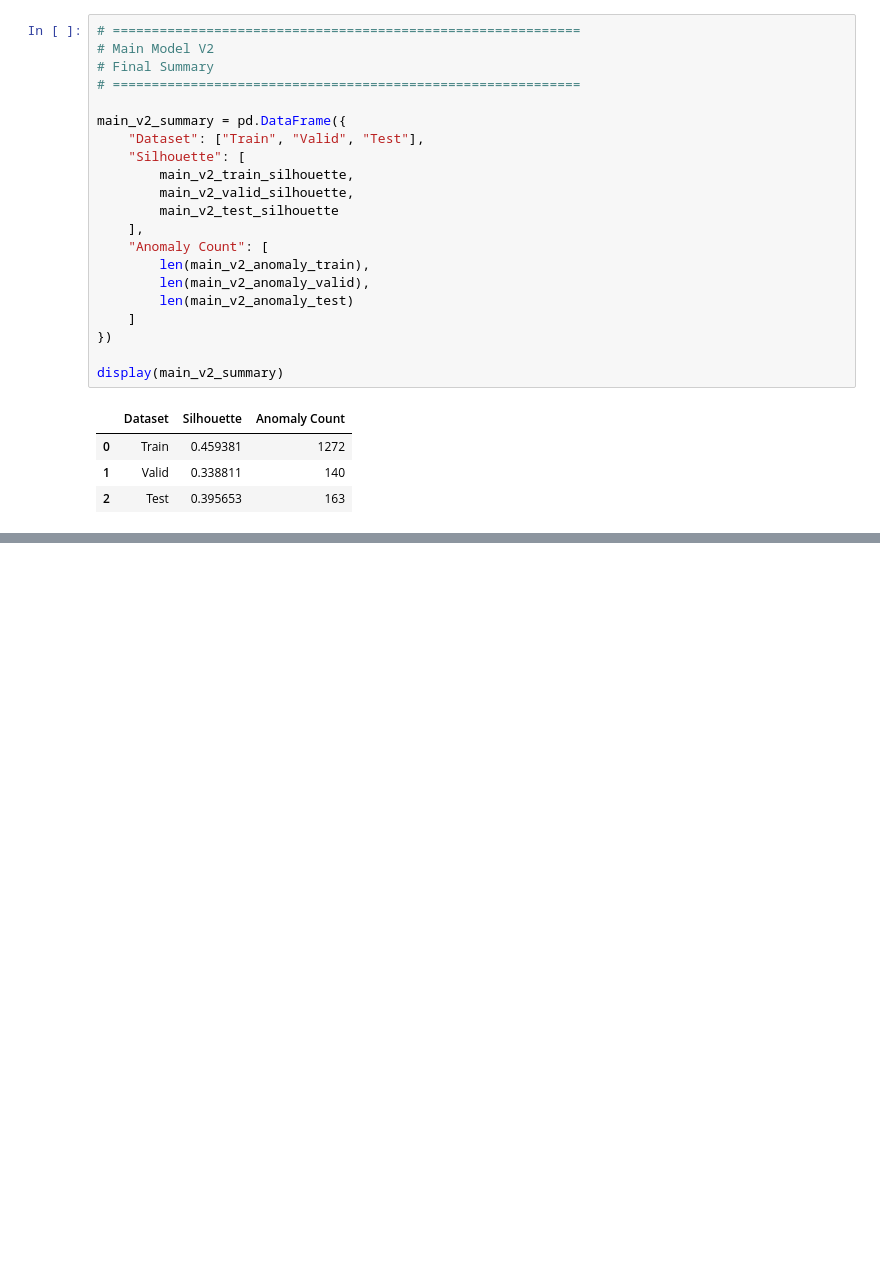
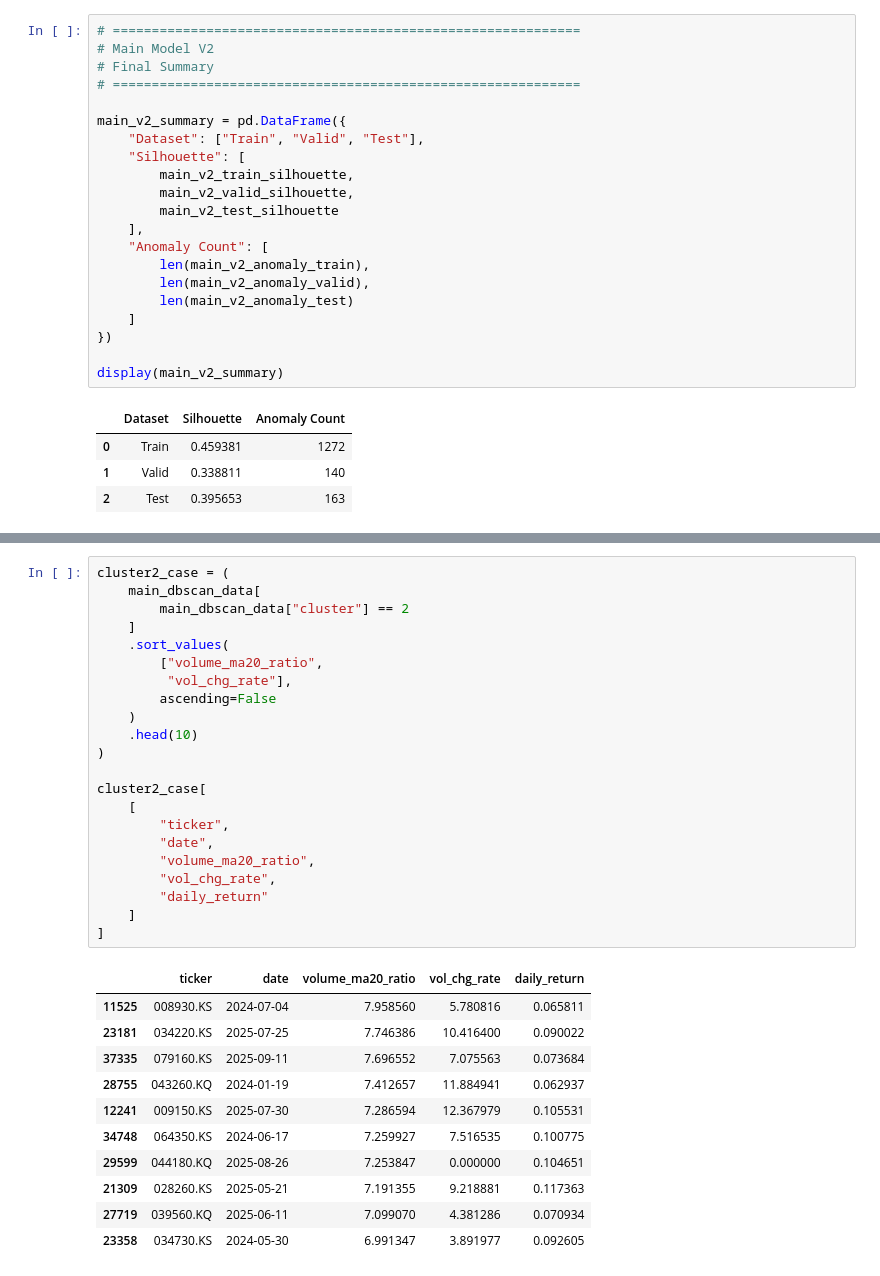
Before and after one commit to leessanghu/financial-anomaly-detection, a Jupyter notebook: notebooks/04_Main_model.ipynb, the cells around one changed output, grey strips where cells are left out. Saved outputs shown, nothing was run; the diff lists cells and outputs as text; blank space fills up the shorter version.

```diff
--- a/notebooks/04_Main_model.ipynb
+++ b/notebooks/04_Main_model.ipynb
@@ -1260,0 +1297,34 @@ display(main_v2_summary)
+# %%
+cluster2_case = (
+    main_dbscan_data[
+        main_dbscan_data["cluster"] == 2
+    ]
+    .sort_values(
+        ["volume_ma20_ratio",
+         "vol_chg_rate"],
+        ascending=False
+    )
+    .head(10)
+)
+
+cluster2_case[
+    [
+        "ticker",
+        "date",
+        "volume_ma20_ratio",
+        "vol_chg_rate",
+        "daily_return"
+    ]
+]
+# %% [output]
+|  | ticker | date | volume_ma20_ratio | vol_chg_rate | daily_return |
+| 11525 | 008930.KS | 2024-07-04 | 7.958560 | 5.780816 | 0.065811 |
+| 23181 | 034220.KS | 2025-07-25 | 7.746386 | 10.416400 | 0.090022 |
+| 37335 | 079160.KS | 2025-09-11 | 7.696552 | 7.075563 | 0.073684 |
+| 28755 | 043260.KQ | 2024-01-19 | 7.412657 | 11.884941 | 0.062937 |
+| 12241 | 009150.KS | 2025-07-30 | 7.286594 | 12.367979 | 0.105531 |
+| 34748 | 064350.KS | 2024-06-17 | 7.259927 | 7.516535 | 0.100775 |
+| 29599 | 044180.KQ | 2025-08-26 | 7.253847 | 0.000000 | 0.104651 |
+| 21309 | 028260.KS | 2025-05-21 | 7.191355 | 9.218881 | 0.117363 |
+| 27719 | 039560.KQ | 2025-06-11 | 7.099070 | 4.381286 | 0.070934 |
+| 23358 | 034730.KS | 2024-05-30 | 6.991347 | 3.891977 | 0.092605 |
```
Also changed, not shown: parts of 10 cells of this notebook.
